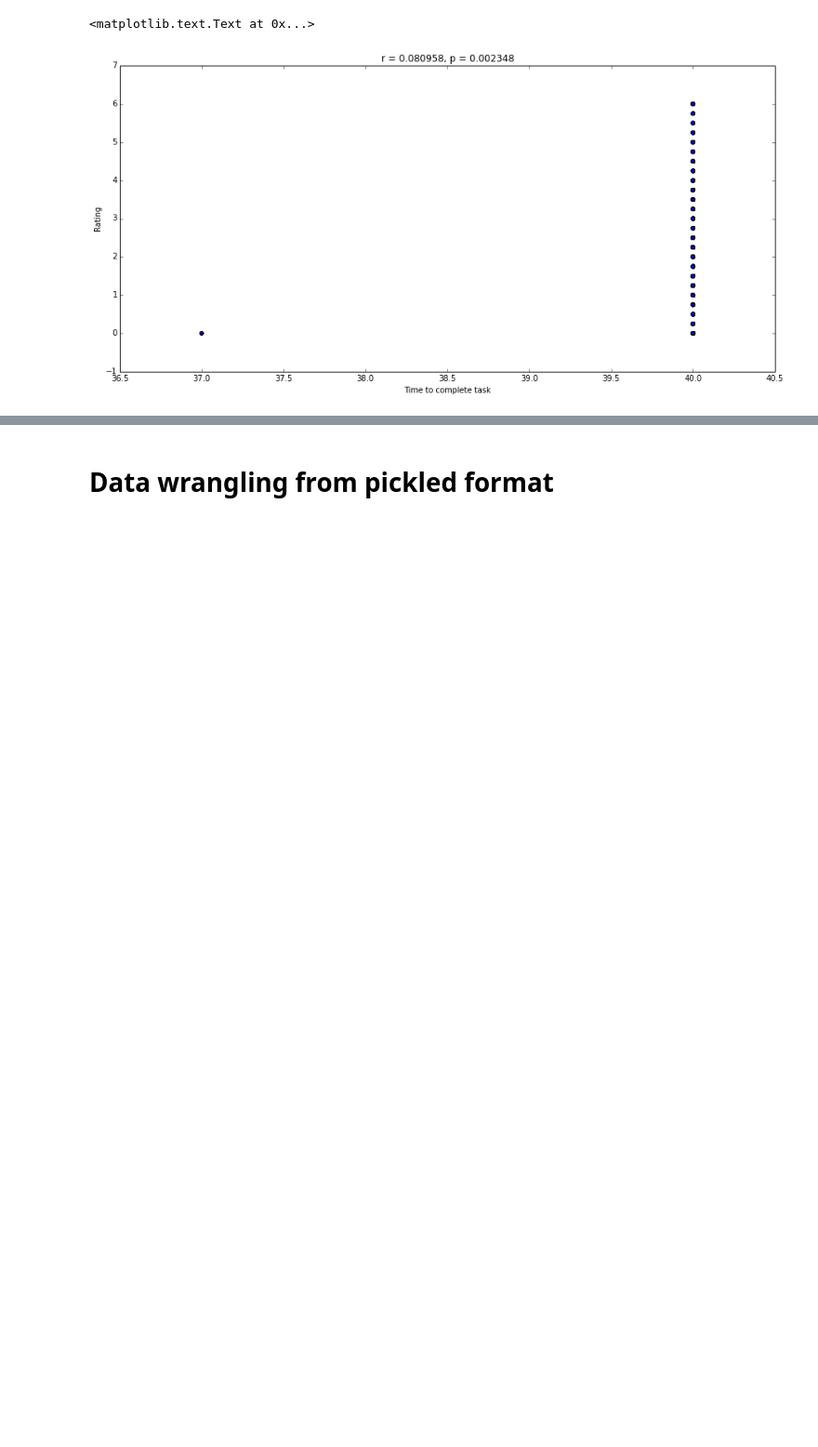
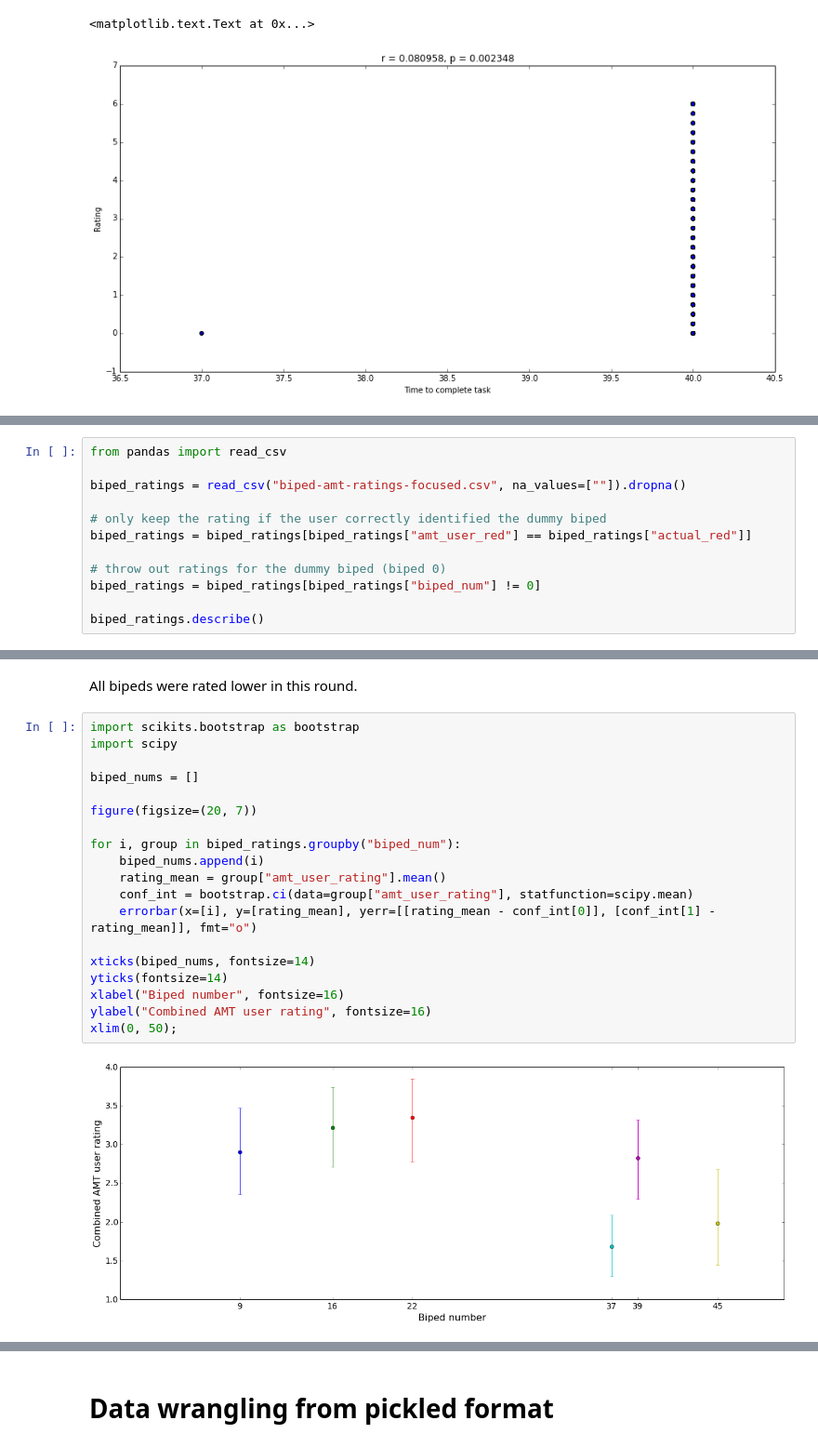
Before and after one commit to rhiever/AMT-biped-analysis, a Jupyter notebook: Biped AMT ratings.ipynb, the cells around one changed output, grey strips where cells are left out. Shown at 93% size. Drawn from its saved outputs; the diff is of its cells as text; blank space fills up the shorter version.

```diff
--- a/Biped AMT ratings.ipynb
+++ b/Biped AMT ratings.ipynb
@@ -244,0 +247,12 @@ ylabel("Rating")
+# %%
+from pandas import read_csv
+
+biped_ratings = read_csv("biped-amt-ratings-focused.csv", na_values=[""]).dropna()
+
+# only keep the rating if the user correctly identified the dummy biped
+biped_ratings = biped_ratings[biped_ratings["amt_user_red"] == biped_ratings["actual_red"]]
+
+# throw out ratings for the dummy biped (biped 0)
+biped_ratings = biped_ratings[biped_ratings["biped_num"] != 0]
+
+biped_ratings.describe()
@@ -244,0 +270,23 @@ ylabel("Rating")
+# %% [markdown]
+All bipeds were rated lower in this round.
+# %%
+import scikits.bootstrap as bootstrap
+import scipy
+
+biped_nums = []
+
+figure(figsize=(20, 7))
+
+for i, group in biped_ratings.groupby("biped_num"):
+    biped_nums.append(i)
+    rating_mean = group["amt_user_rating"].mean()
+    conf_int = bootstrap.ci(data=group["amt_user_rating"], statfunction=scipy.mean)
+    errorbar(x=[i], y=[rating_mean], yerr=[[rating_mean - conf_int[0]], [conf_int[1] - rating_mean]], fmt="o")
+
+xticks(biped_nums, fontsize=14)
+yticks(fontsize=14)
+xlabel("Biped number", fontsize=16)
+ylabel("Combined AMT user rating", fontsize=16)
+xlim(0, 50);
+# %% [output]
+[figure, added]
```
Also changed, not shown: parts of 7 cells of this notebook.
